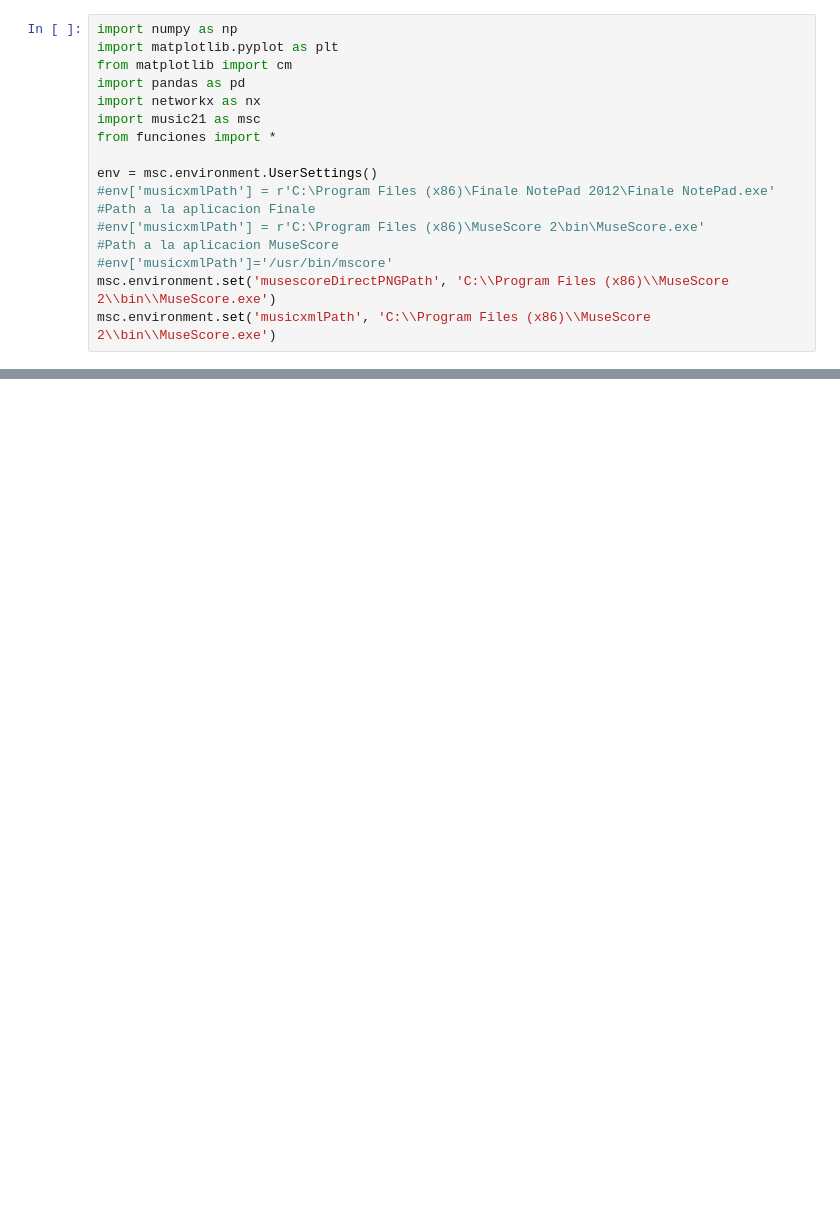
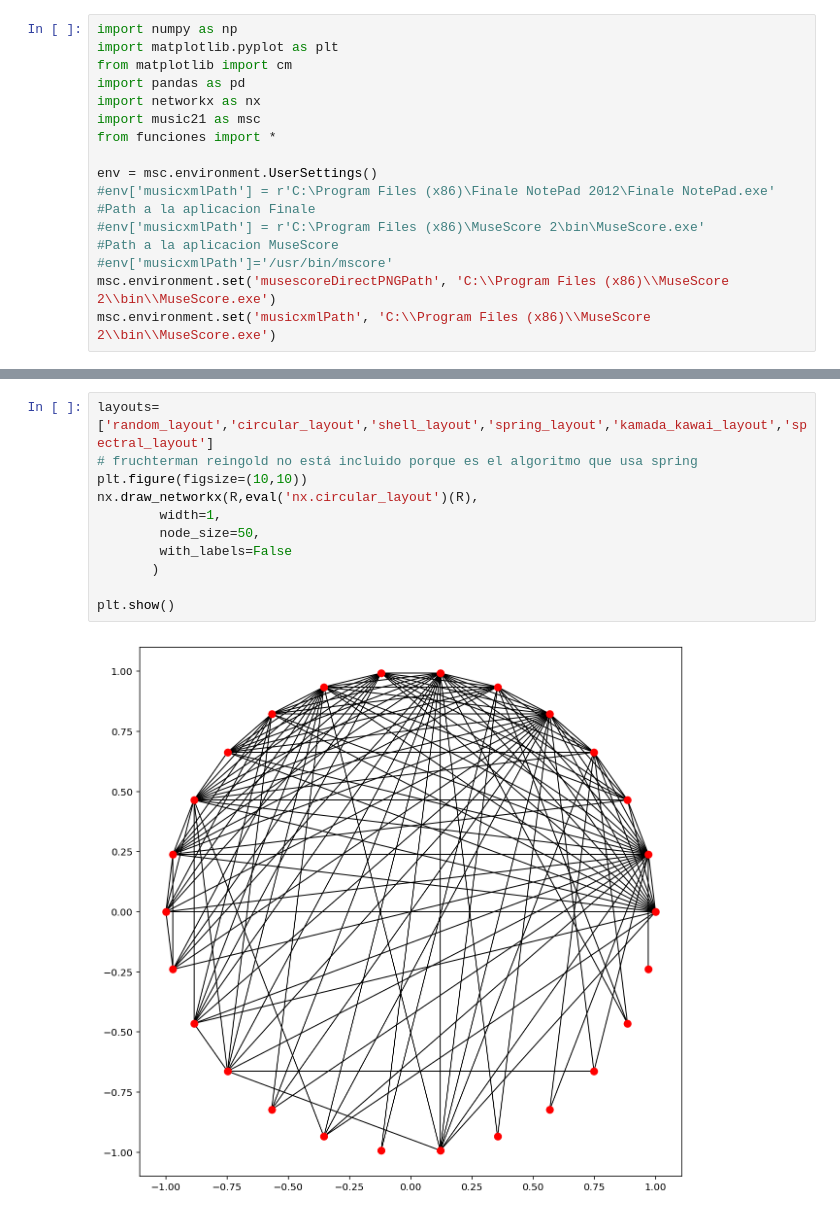
Before and after one commit to Redes2018/TP_esp, a Jupyter notebook: Main.ipynb, the cells around one changed output, grey strips where cells are left out. Cells and saved outputs as stored; diff of their text form; blank space fills up the shorter version.

```diff
--- a/Main.ipynb
+++ b/Main.ipynb
@@ -48,0 +185,13 @@ msc.environment.set('musicxmlPath', 'C:\\Program Files (x86)\\MuseScore 2\\bin\\
+# %%
+layouts=['random_layout','circular_layout','shell_layout','spring_layout','kamada_kawai_layout','spectral_layout']
+# fruchterman reingold no está incluido porque es el algoritmo que usa spring
+plt.figure(figsize=(10,10))
+nx.draw_networkx(R,eval('nx.circular_layout')(R),
+        width=1,
+        node_size=50,
+        with_labels=False
+       )
+
+plt.show()
+# %% [output]
+[figure, added]
```
Also changed, not shown: parts of 10 cells of this notebook, 1 other file.
